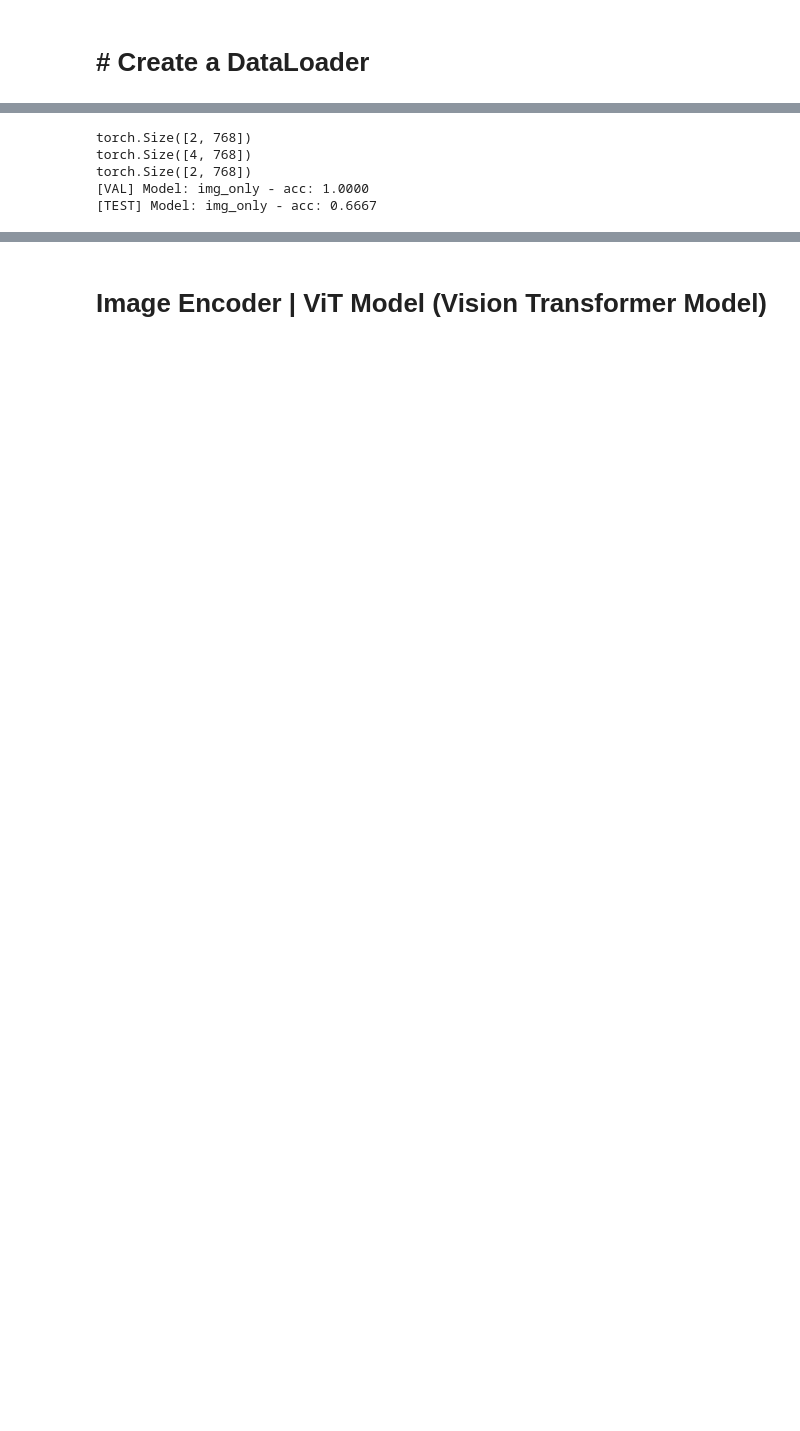
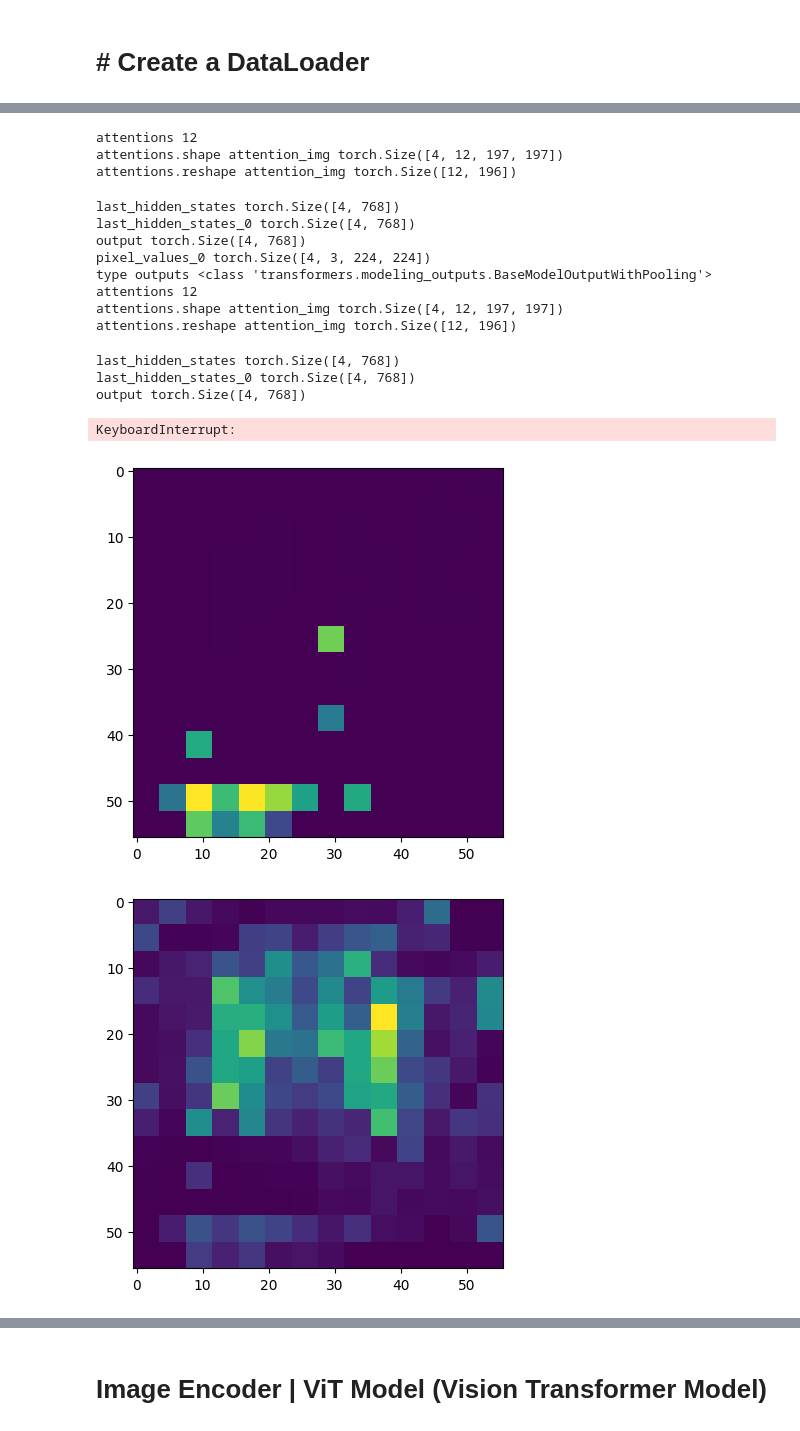
Before and after one commit to RGGU0/MultiModalModel, a Jupyter notebook: MultimodalModel.ipynb, the cells around one changed output, grey strips where cells are left out. Cells and saved outputs as stored; diff of their text form; code cells hidden in the pictures; blank space fills up the shorter version.

```diff
--- a/MultimodalModel.ipynb
+++ b/MultimodalModel.ipynb
@@ -501,5 +930,5 @@ img_only = ViTForImageClassification(img_only_head)
 # %%
-#b = next(iter(train_dataloader))
+b = next(iter(train_dataloader))
 texts = b[0]
 pixel_values = b[1]
 img_only.forward(texts, pixel_values)
@@ -511,0 +952,17 @@ tensor([[0.0658, 0.0547],
+# %%
+img_only.forward(texts, pixel_values)
+outputs = model.get_output_attentions(pixel_values)
+attentions = outputs.attentions
+image_to_display = attentions[0][0][6]
+image_to_display_np = image_to_display.detach().numpy()
+# Display the image using matplotlib
+plt.imshow(image_to_display_np)
+plt.axis('off')  # Turn off axis labels
+plt.show()
+# %%
+attentions = outputs.attentions[-1] # we are only interested in the attention maps of the last layer
+nh = attentions.shape[1] # number of head
+
+# we keep only the output patch attention
+attentions = attentions[0, :, 0, 1:].reshape(nh, -1)
+print(attentions.shape)
@@ -552,12 +1162,12 @@ def create_models(
     Helper function to create and return all the models
     """
     ###################################################################################### -- TEXT MODEL --
-    """text_only_head = nn.Sequential(
+    text_only_head = nn.Sequential(
         nn.Linear(EMBEDDING_DIM, head_hidden_dimension),
         nn.ReLU(),
         nn.Linear(head_hidden_dimension, MODEL_NUM_LABELS)
     ).to(device)
-    text_only = TextModel(tokenizer, embedder, text_only_head)"""
+    text_only = TextModel(tokenizer, embedder, text_only_head)
 
     ###################################################################################### -- IMAGE MODEL --
     img_only_head = nn.Sequential(
@@ -575,13 +1185,13 @@ def create_models(
     image_only = TextModel(tokenizer, embedder, image_only_head)"""
 
     ###################################################################################### -- MULTIMODAL MODEL --
-    """multimodal_encoder = CustomEncoder(d_model=EMBEDDING_DIM, ffn_hidden=csa_d_ffn, n_head=csa_nheads, n_layers=csa_n_layers, drop_prob=dropout_prob)
+    multimodal_encoder = CustomEncoder(d_model=EMBEDDING_DIM, ffn_hidden=csa_d_ffn, n_head=csa_nheads, n_layers=csa_n_layers, drop_prob=dropout_prob)
     multimodal_transformer_head = nn.Sequential(
         nn.Linear(EMBEDDING_DIM, head_hidden_dimension),
         nn.ReLU(),
         nn.Linear(head_hidden_dimension, MODEL_NUM_LABELS)
     ).to(device)
-    multimodal_transformer = CSA(tokenizer, embedder, multimodal_encoder, multimodal_transformer_head, hidden_state_index=hidden_state_index).to(device)"""
+    multimodal_transformer = CSA(tokenizer, embedder, multimodal_encoder, multimodal_transformer_head, hidden_state_index=hidden_state_index).to(device)
 
 
     ###################################################################################### -- ENSEMBLING MODEL --
@@ -612,12 +1222,12 @@ def create_models(
     """
 
     ###################################################################################### -- RETURN --
-    """model_names = ['Image-Only', 'Text-Only']
-    models = [img_only, text_only]"""
+    model_names = ['MMT','Image-Only', 'Text-Only']
+    models = [multimodal_transformer, img_only, text_only]
     """model_names = ['Text-Only']
     models = [text_only]"""
-    model_names = ['img_only']
-    models = [img_only]
+    """model_names = ['img_only']
+    models = [img_only]"""
     return model_names, models
 # %%
 # set up tokenizer and model
@@ -869,9 +1467,9 @@ import gc
 SEEDS = [1, 42, 69, 100, 420]
 SEEDS = [1]
 
-dict_model_names = ['img_only','Text-Only']
-dict_model_names = ['Text-Only']
-dict_model_names = ['img_only']
+dict_model_names = ['MMT','Image-Only','Text-Only']
+#dict_model_names = ['Text-Only']
+#dict_model_names = ['img_only']
 
 # initialize results
 val_results = {n : [] for n in dict_model_names}
@@ -885,7 +1483,7 @@ history_val_losses = {n : [] for n in dict_model_names}
 history_val_accuracy = {n : [] for n in dict_model_names}
 history_val_f1 = {n : [] for n in dict_model_names}
 
-EPOCHS = 1
+EPOCHS = 60
 INITIAL_LR = 1e-4
 WEIGHT_DECAY = 1e-3
 LR_DECAY_FACTOR = 1e-1
@@ -981,5 +1571,17 @@ Epoch: 0, Training Loss: 0.1784, Validation Loss: 0.3084, accuracy = 1.0000
-torch.Size([2, 768])
-torch.Size([4, 768])
-torch.Size([2, 768])
-[VAL] Model: img_only - acc: 1.0000
-[TEST] Model: img_only - acc: 0.6667
+attentions 12
+attentions.shape attention_img torch.Size([4, 12, 197, 197])
+attentions.reshape attention_img torch.Size([12, 196])
+last_hidden_states torch.Size([4, 768])
+last_hidden_states_0 torch.Size([4, 768])
+output torch.Size([4, 768])
+pixel_values_0 torch.Size([4, 3, 224, 224])
+type outputs <class 'transformers.modeling_outputs.BaseModelOutputWithPooling'>
+attentions 12
+attentions.shape attention_img torch.Size([4, 12, 197, 197])
+attentions.reshape attention_img torch.Size([12, 196])
+last_hidden_states torch.Size([4, 768])
+last_hidden_states_0 torch.Size([4, 768])
+output torch.Size([4, 768])
+KeyboardInterrupt:
+[figure, added]
+[figure, added]
```
Also changed, not shown: parts of 55 cells of this notebook.
